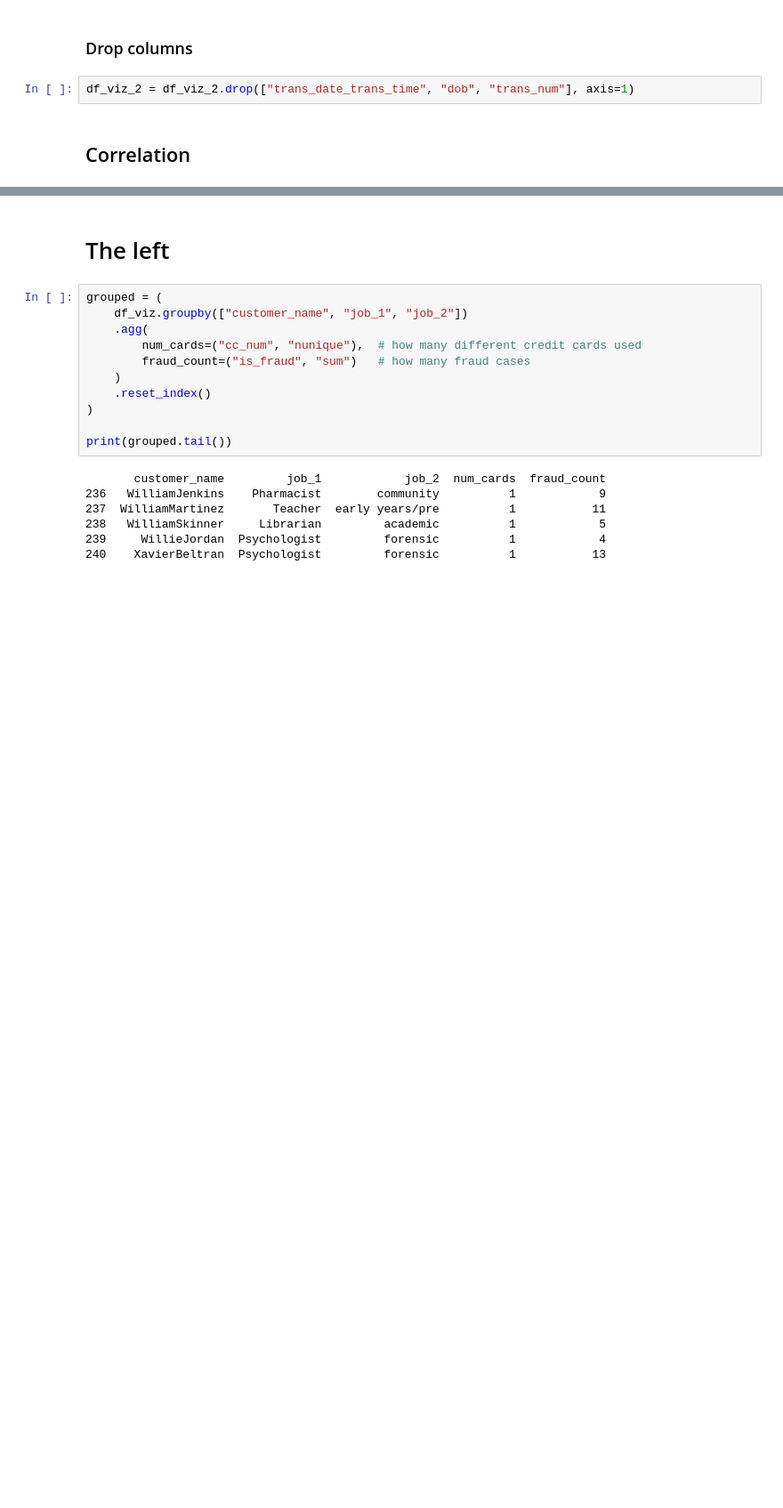
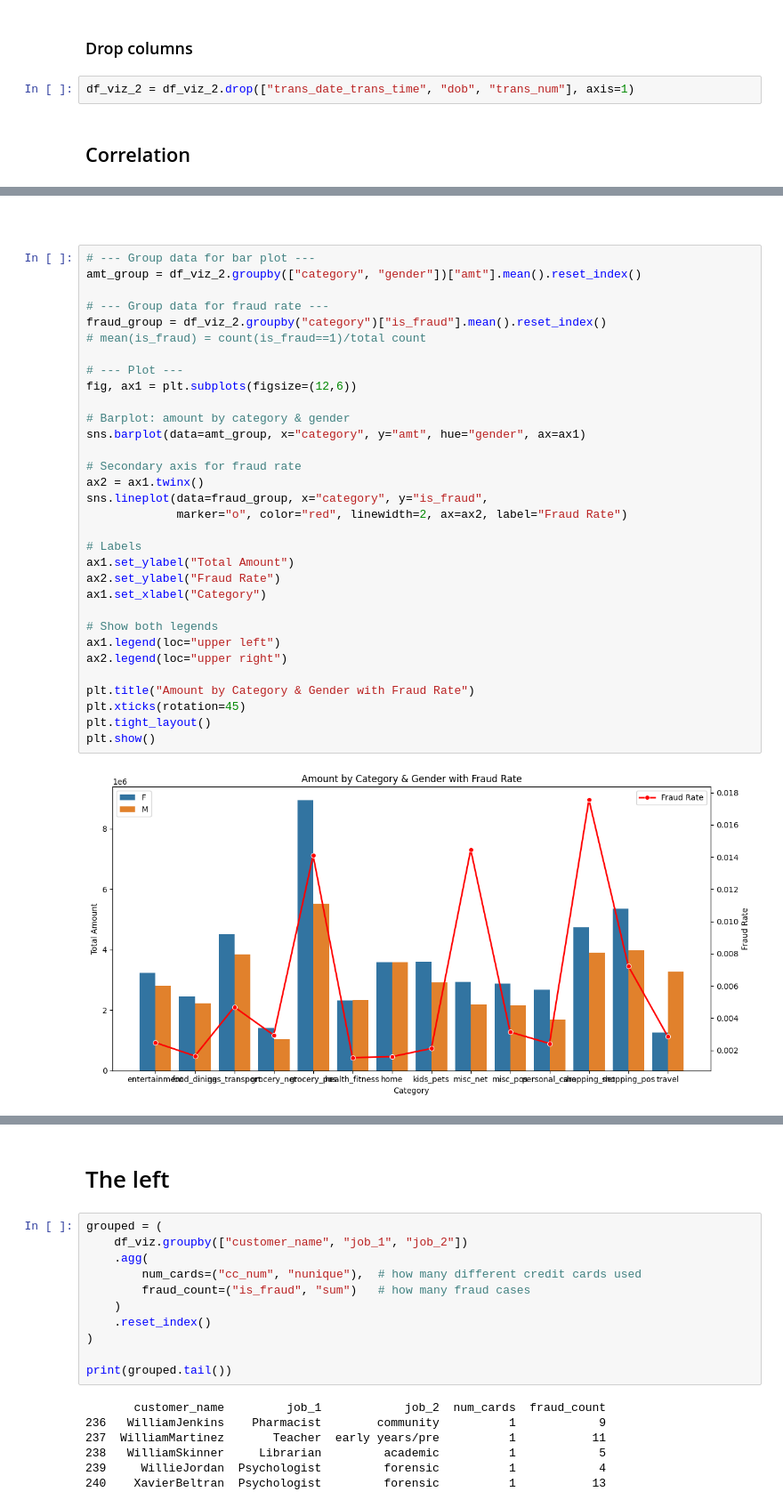
Before and after one commit to AubLambert/FraudDetection, a Jupyter notebook: Fraud_Detection.ipynb, the cells around one changed output, grey strips where cells are left out. Shown at 89% size. Cells and saved outputs as stored; diff of their text form; blank space fills up the shorter version.

```diff
--- a/Fraud_Detection.ipynb
+++ b/Fraud_Detection.ipynb
@@ -476,0 +654,36 @@ cat_corr(df_viz_2)
+# %% [markdown]
+###
+# %%
+# --- Group data for bar plot ---
+amt_group = df_viz_2.groupby(["category", "gender"])["amt"].mean().reset_index()
+
+# --- Group data for fraud rate ---
+fraud_group = df_viz_2.groupby("category")["is_fraud"].mean().reset_index()
+# mean(is_fraud) = count(is_fraud==1)/total count
+
+# --- Plot ---
+fig, ax1 = plt.subplots(figsize=(12,6))
+
+# Barplot: amount by category & gender
+sns.barplot(data=amt_group, x="category", y="amt", hue="gender", ax=ax1)
+
+# Secondary axis for fraud rate
+ax2 = ax1.twinx()
+sns.lineplot(data=fraud_group, x="category", y="is_fraud",
+             marker="o", color="red", linewidth=2, ax=ax2, label="Fraud Rate")
+
+# Labels
+ax1.set_ylabel("Total Amount")
+ax2.set_ylabel("Fraud Rate")
+ax1.set_xlabel("Category")
+
+# Show both legends
+ax1.legend(loc="upper left")
+ax2.legend(loc="upper right")
+
+plt.title("Amount by Category & Gender with Fraud Rate")
+plt.xticks(rotation=45)
+plt.tight_layout()
+plt.show()
+# %% [output]
+[figure, added]
```
Also changed, not shown: parts of 28 cells of this notebook.
